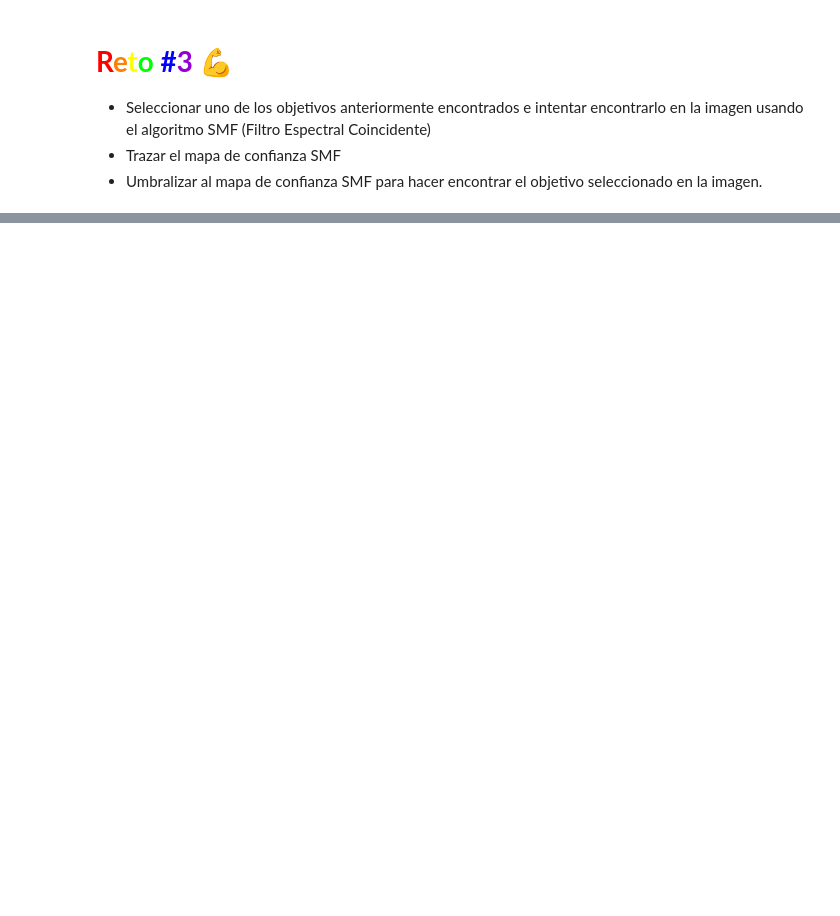
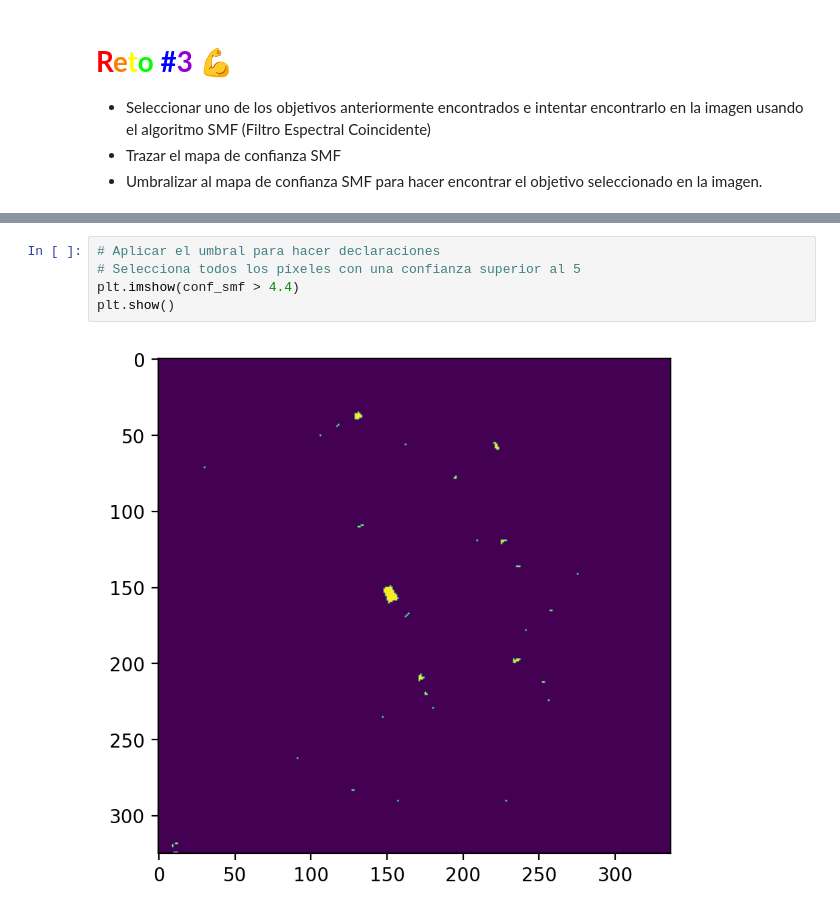
Before and after one commit to Majinka10/Hands-on-Computer-Vision, a Jupyter notebook: Sesiones/Sesion4/Parte-2/Notebooks/TargetDetection.ipynb, the cells around one changed output, grey strips where cells are left out. Drawn from its saved outputs; the diff is of its cells as text; blank space fills up the shorter version.

```diff
--- a/Sesiones/Sesion4/Parte-2/Notebooks/TargetDetection.ipynb
+++ b/Sesiones/Sesion4/Parte-2/Notebooks/TargetDetection.ipynb
@@ -168,0 +167,7 @@ plt.show()
+# %%
+# Aplicar el umbral para hacer declaraciones
+# Selecciona todos los píxeles con una confianza superior al 5
+plt.imshow(conf_smf > 4.4)
+plt.show()
+# %% [output]
+[figure, added]
```
Also changed, not shown: parts of 18 cells of this notebook.
